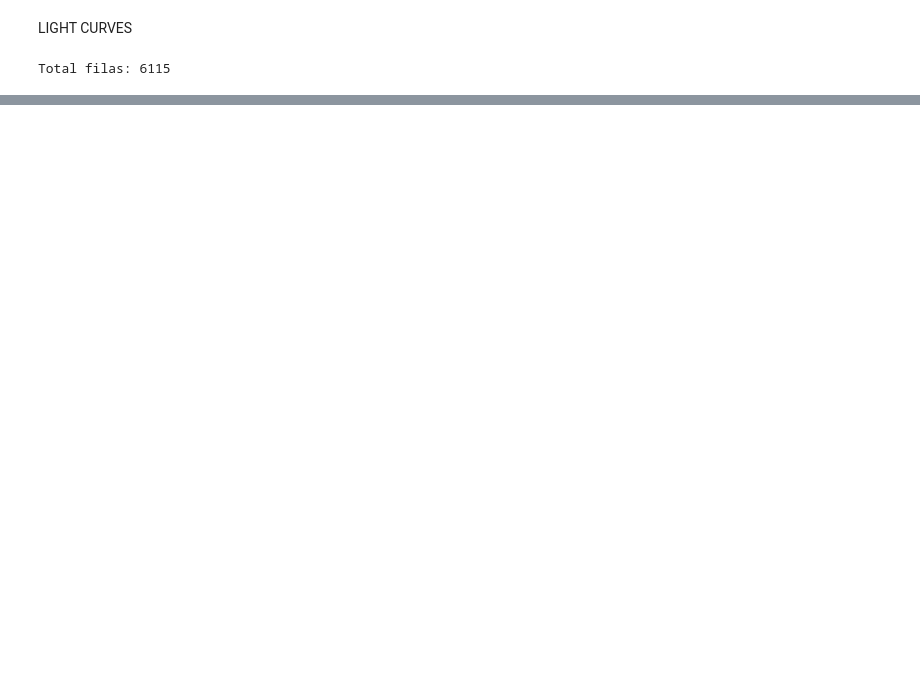
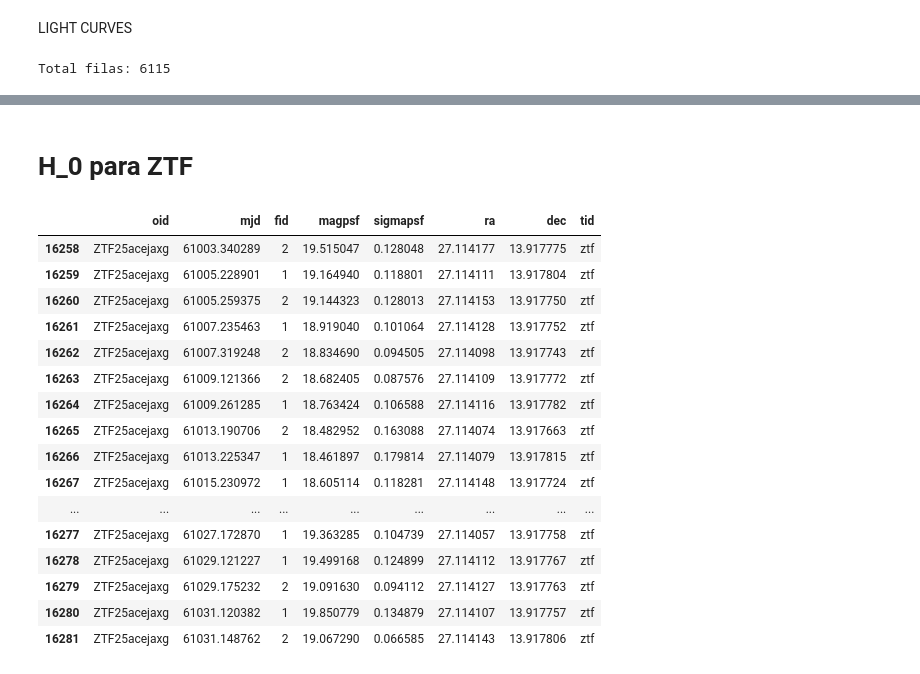
Before and after one commit to jurados/alercehackton2026, a Jupyter notebook: ZTF_candidates.ipynb, the cells around one changed output, grey strips where cells are left out. Drawn from its saved outputs; the diff is of its cells as text; code cells hidden in the pictures; blank space fills up the shorter version.

```diff
--- a/ZTF_candidates.ipynb
+++ b/ZTF_candidates.ipynb
@@ -588,3 +574,38 @@ def estimar_constante_hubble(data_table, z_host):
+# %% [markdown]
+# H_0 para ZTF
+# %%
+df = pd.read_pickle("df_snia_ztf.pkl")
+
+#print(df.head())
+#df["oid"].unique() # nombres de todas
+#df["oid"].nunique() # 435 sn
+
+for oid in df["oid"].unique():
+
+    sn = df[df["oid"] == oid]
+
+    g = sn[sn["fid"] == 1]
+    r = sn[sn["fid"] == 2]
+
+sn
+# %% [output]
+|  | oid | mjd | fid | magpsf | sigmapsf | ra | dec | tid |
+| 16258 | ZTF25acejaxg | 61003.340289 | 2 | 19.515047 | 0.128048 | 27.114177 | 13.917775 | ztf |
+| 16259 | ZTF25acejaxg | 61005.228901 | 1 | 19.164940 | 0.118801 | 27.114111 | 13.917804 | ztf |
+| 16260 | ZTF25acejaxg | 61005.259375 | 2 | 19.144323 | 0.128013 | 27.114153 | 13.917750 | ztf |
+| 16261 | ZTF25acejaxg | 61007.235463 | 1 | 18.919040 | 0.101064 | 27.114128 | 13.917752 | ztf |
+| 16262 | ZTF25acejaxg | 61007.319248 | 2 | 18.834690 | 0.094505 | 27.114098 | 13.917743 | ztf |
+| 16263 | ZTF25acejaxg | 61009.121366 | 2 | 18.682405 | 0.087576 | 27.114109 | 13.917772 | ztf |
+| 16264 | ZTF25acejaxg | 61009.261285 | 1 | 18.763424 | 0.106588 | 27.114116 | 13.917782 | ztf |
+| 16265 | ZTF25acejaxg | 61013.190706 | 2 | 18.482952 | 0.163088 | 27.114074 | 13.917663 | ztf |
+| 16266 | ZTF25acejaxg | 61013.225347 | 1 | 18.461897 | 0.179814 | 27.114079 | 13.917815 | ztf |
+| 16267 | ZTF25acejaxg | 61015.230972 | 1 | 18.605114 | 0.118281 | 27.114148 | 13.917724 | ztf |
+| ... | ... | ... | ... | ... | ... | ... | ... | ... |
+| 16277 | ZTF25acejaxg | 61027.172870 | 1 | 19.363285 | 0.104739 | 27.114057 | 13.917758 | ztf |
+| 16278 | ZTF25acejaxg | 61029.121227 | 1 | 19.499168 | 0.124899 | 27.114112 | 13.917767 | ztf |
+| 16279 | ZTF25acejaxg | 61029.175232 | 2 | 19.091630 | 0.094112 | 27.114127 | 13.917763 | ztf |
+| 16280 | ZTF25acejaxg | 61031.120382 | 1 | 19.850779 | 0.134879 | 27.114107 | 13.917757 | ztf |
+| 16281 | ZTF25acejaxg | 61031.148762 | 2 | 19.067290 | 0.066585 | 27.114143 | 13.917806 | ztf |
 # %%
 import pandas as pd
 from astropy.table import Table
```
Also changed, not shown: parts of 33 cells of this notebook.
